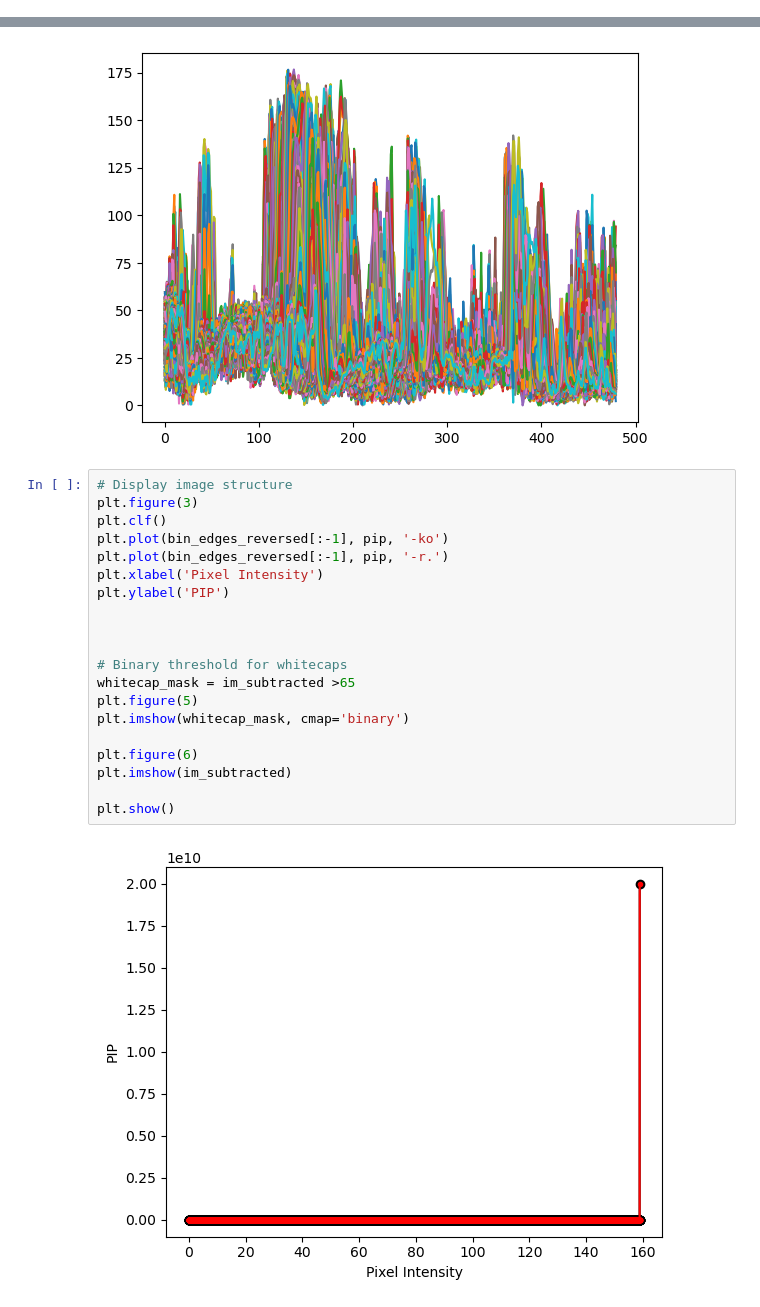
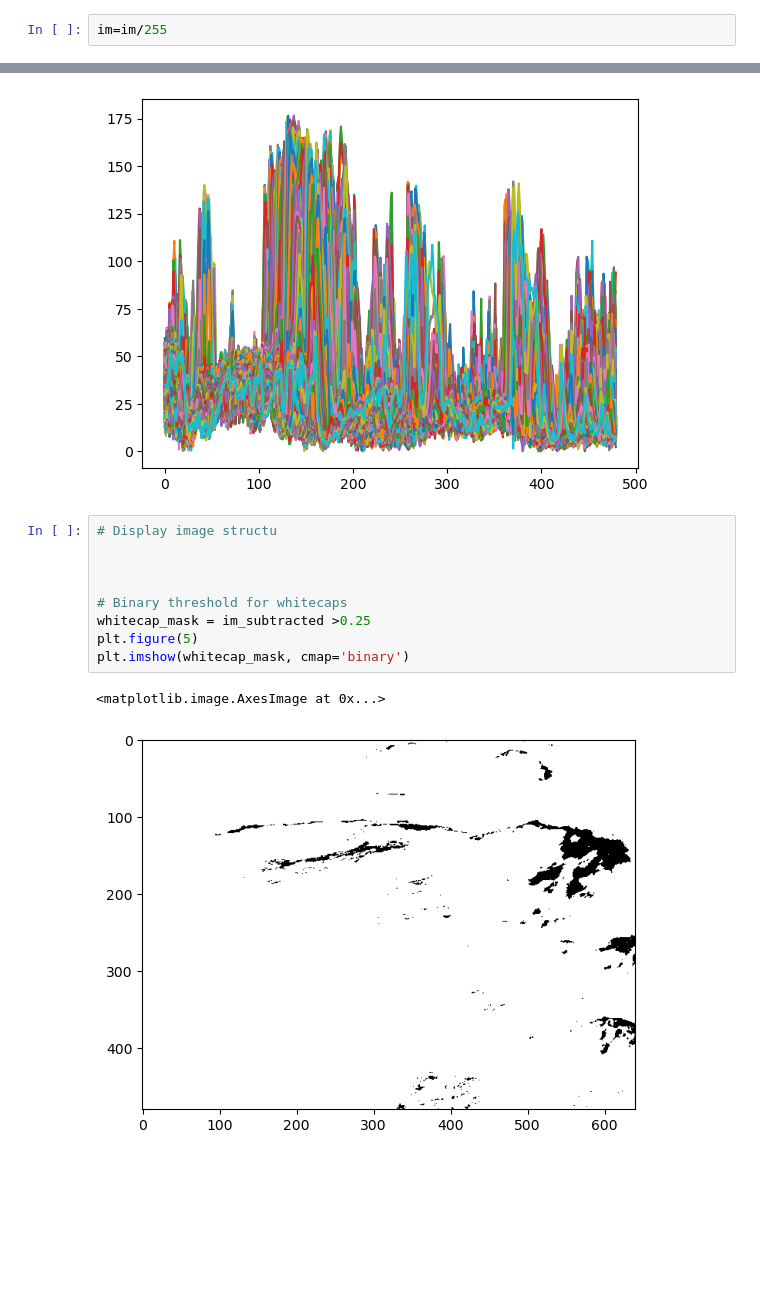
Before and after one commit to irene146/whitecaps, a Jupyter notebook: test.ipynb, the cells around one changed output, grey strips where cells are left out. Drawn from its saved outputs; the diff is of its cells as text; blank space fills up the shorter version.

```diff
--- a/test.ipynb
+++ b/test.ipynb
@@ -13,3 +17,5 @@ im = io.imread(image_path).astype(np.float64)
+# %%
+im=im/255
 # %%
 #only use the red and green channels
 im_rg = (im[:,:,0] + im[:,:,1]) / 2
@@ -126,24 +189,14 @@ plt.show()
 # %% [output]
 [figure]
 # %%
-# Display image structure
-plt.figure(3)
-plt.clf()
-plt.plot(bin_edges_reversed[:-1], pip, '-ko')
-plt.plot(bin_edges_reversed[:-1], pip, '-r.')
-plt.xlabel('Pixel Intensity')
-plt.ylabel('PIP')
+# Display image structu
 
 
 
 # Binary threshold for whitecaps
-whitecap_mask = im_subtracted >65
+whitecap_mask = im_subtracted >0.25
 plt.figure(5)
 plt.imshow(whitecap_mask, cmap='binary')
-
-plt.figure(6)
-plt.imshow(im_subtracted)
-
-plt.show()
 # %% [output]
+<matplotlib.image.AxesImage at 0x...>
-[figure, old version]
+[figure, new version]
```
Also changed, not shown: parts of 19 cells of this notebook.
